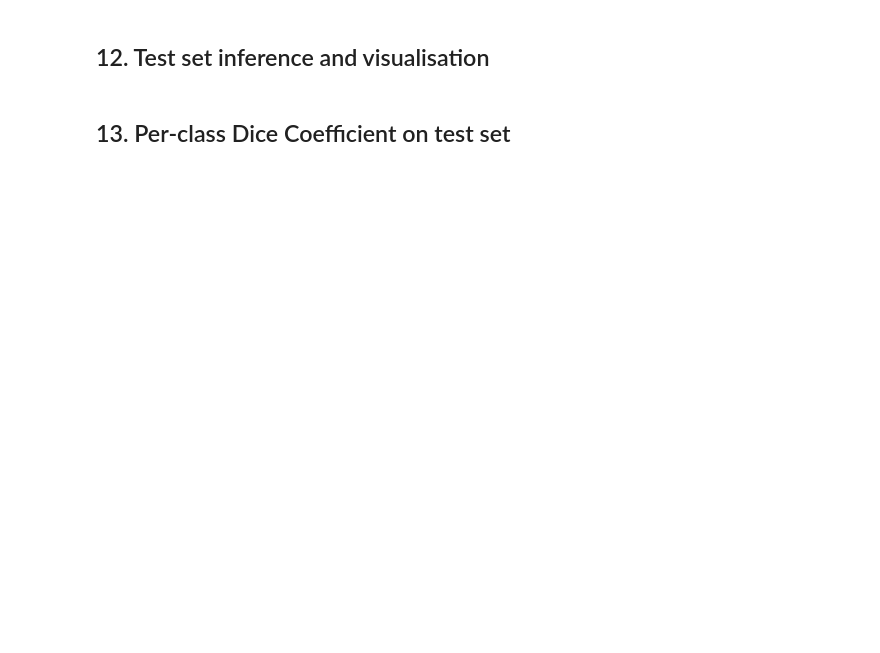
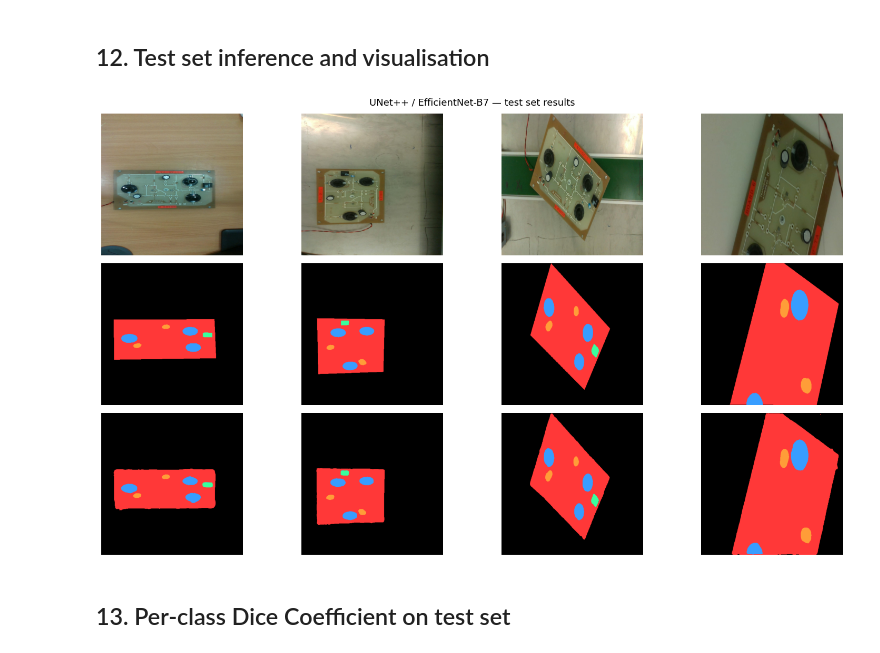
Before and after one commit to iibrohim-hash/ewaste, a Jupyter notebook: unet_ewaste_optimized.ipynb, the cells around one changed output. Saved outputs shown, nothing was run; the diff lists cells and outputs as text; code cells hidden in the pictures; blank space fills up the shorter version.

```diff
--- a/unet_ewaste_optimized.ipynb
+++ b/unet_ewaste_optimized.ipynb
@@ -182,24 +167,23 @@ within the RTX 2080 Super VRAM budget at batch size 4 with EfficientNet-B7.
 is the closest practical match and avoids the aliasing you get when downscaling
 to 512.
 # %%
-# 640 is EfficientNet-B7's native resolution; also retains fine PCB detail
-IMG_SIZE    = 640
-BATCH_SIZE  = 4   # reduce to 2 if VRAM OOM; increase to 8 if you have >16 GB
-NUM_WORKERS = 0   # set 0 on Mac/Windows if multiprocessing issues arise
+IMG_SIZE    = 512
+BATCH_SIZE  = 4
+NUM_WORKERS = 0
 
 train_transform = A.Compose([
     A.Resize(IMG_SIZE, IMG_SIZE),
-    # Geometric augmentations
+    # Geometric
     A.HorizontalFlip(p=0.5),
     A.VerticalFlip(p=0.3),
     A.Rotate(limit=30, p=0.5),
     A.ShiftScaleRotate(shift_limit=0.05, scale_limit=0.1, rotate_limit=15, p=0.4),
     A.ElasticTransform(alpha=1, sigma=50, p=0.2),
-    # Colour / texture augmentations
+    # Colour / texture
     A.ColorJitter(brightness=0.3, contrast=0.3, saturation=0.2, hue=0.1, p=0.5),
     A.GaussNoise(var_limit=(10, 50), p=0.3),
     A.GaussianBlur(blur_limit=(3, 5), p=0.2),
-    A.CLAHE(clip_limit=4.0, p=0.3),          # helps with PCB under-/over-exposure
+    A.CLAHE(clip_limit=4.0, p=0.3),
     A.RandomBrightnessContrast(p=0.3),
     # Regularisation
     A.CoarseDropout(max_holes=8, max_height=32, max_width=32, p=0.3),
@@ -300,7 +284,7 @@ giving it richer multi-scale representations than ResNet-34 (21 M) or even ResNe
 It's the strongest encoder in the EfficientNet family that fits a 2080 Super at 640 px.
 # %%
 model = smp.UnetPlusPlus(
-    encoder_name        = 'efficientnet-b7',   # strongest EfficientNet; ~66 M params
+    encoder_name        = 'efficientnet-b4',   # strongest EfficientNet; ~66 M params
     encoder_weights     = 'imagenet',
     encoder_depth       = 5,
     decoder_channels    = (256, 128, 64, 32, 16),
@@ -389,17 +372,15 @@ Dice coefficient helper defined.
 ## 10. Training loop
 # %%
 EPOCHS    = 100
-SAVE_PATH = Path('unetpp_efficientnetb7_best.pth')
+SAVE_PATH = Path('unetpp_efficientnetb4_best.pth')
 
-# Mixed-precision scaler for faster training on RTX 2080 Super
-scaler = torch.cuda.amp.GradScaler(enabled=(device.type == 'cuda'))
+scaler = torch.amp.GradScaler('cuda', enabled=(device.type == 'cuda'))
 
-history  = {'train_loss': [], 'val_loss': [], 'val_dice': []}
+history   = {'train_loss': [], 'val_loss': [], 'val_dice': []}
 best_dice = 0.0
 
 for epoch in range(1, EPOCHS + 1):
 
-    # ── Train ──────────────────────────────────────────────────────────────
     model.train()
     train_losses = []
 
@@ -407,25 +388,24 @@ for epoch in range(1, EPOCHS + 1):
         imgs, masks = imgs.to(device), masks.to(device)
         optimizer.zero_grad()
 
-        with torch.cuda.amp.autocast(enabled=(device.type == 'cuda')):
+        with torch.amp.autocast('cuda', enabled=(device.type == 'cuda')):
             preds = model(imgs)
             loss  = combined_loss(preds, masks)
 
         scaler.scale(loss).backward()
         scaler.unscale_(optimizer)
-        torch.nn.utils.clip_grad_norm_(model.parameters(), max_norm=1.0)  # gradient clip
+        torch.nn.utils.clip_grad_norm_(model.parameters(), max_norm=1.0)
         scaler.step(optimizer)
         scaler.update()
         train_losses.append(loss.item())
 
-    # ── Validate ───────────────────────────────────────────────────────────
     model.eval()
     val_losses, val_dices = [], []
 
     with torch.no_grad():
         for imgs, masks in valid_loader:
             imgs, masks = imgs.to(device), masks.to(device)
-            with torch.cuda.amp.autocast(enabled=(device.type == 'cuda')):
+            with torch.amp.autocast('cuda', enabled=(device.type == 'cuda')):
                 preds = model(imgs)
             val_losses.append(combined_loss(preds, masks).item())
             val_dices.append(dice_coefficient(preds.cpu(), masks.cpu(), NUM_CLASSES))
@@ -485,44 +482,46 @@ model.load_state_dict(torch.load(SAVE_PATH, map_location=device))
 model.eval()
 
 PALETTE = np.array([
-    [  0,   0,   0],   # 0 background
-    [255,  56,  56],   # 1 board
-    [255, 157,  56],   # 2 capacitor
-    [ 56, 255, 157],   # 3 chip
-    [ 56, 157, 255],   # 4 knob
+    [  0,   0,   0],
+    [255,  56,  56],
+    [255, 157,  56],
+    [ 56, 255, 157],
+    [ 56, 157, 255],
 ], dtype=np.uint8)
 
 mean = torch.tensor([0.485, 0.456, 0.406]).view(3, 1, 1)
 std  = torch.tensor([0.229, 0.224, 0.225]).view(3, 1, 1)
 
 n_show = min(4, len(test_ds))
 fig, axes = plt.subplots(3, n_show, figsize=(4 * n_show, 9))
 
 test_iter = iter(test_loader)
 for col in range(n_show):
     imgs, masks = next(test_iter)
     imgs, masks = imgs.to(device), masks.to(device)
 
     with torch.no_grad():
-        with torch.cuda.amp.autocast(enabled=(device.type == 'cuda')):
+        with torch.amp.autocast('cuda', enabled=(device.type == 'cuda')):
             pred_mask = model(imgs).argmax(dim=1).squeeze().cpu().numpy()
 
     img_show   = (imgs[0].cpu() * std + mean).permute(1, 2, 0).numpy().clip(0, 1)
     gt_mask    = masks[0].cpu().numpy()
     pred_color = PALETTE[pred_mask]
     gt_color   = PALETTE[gt_mask]
 
     axes[0, col].imshow(img_show);    axes[0, col].axis('off')
     axes[1, col].imshow(gt_color);    axes[1, col].axis('off')
     axes[2, col].imshow(pred_color);  axes[2, col].axis('off')
 
 axes[0, 0].set_ylabel('Image',        fontsize=10)
 axes[1, 0].set_ylabel('Ground truth', fontsize=10)
 axes[2, 0].set_ylabel('Prediction',   fontsize=10)
 
 plt.suptitle('UNet++ / EfficientNet-B7 — test set results', fontsize=13)
 plt.tight_layout()
 plt.show()
+# %% [output]
+[figure, added]
 # %% [markdown]
 ## 13. Per-class Dice Coefficient on test set
 # %%
```
Also changed, not shown: parts of 7 cells of this notebook.
